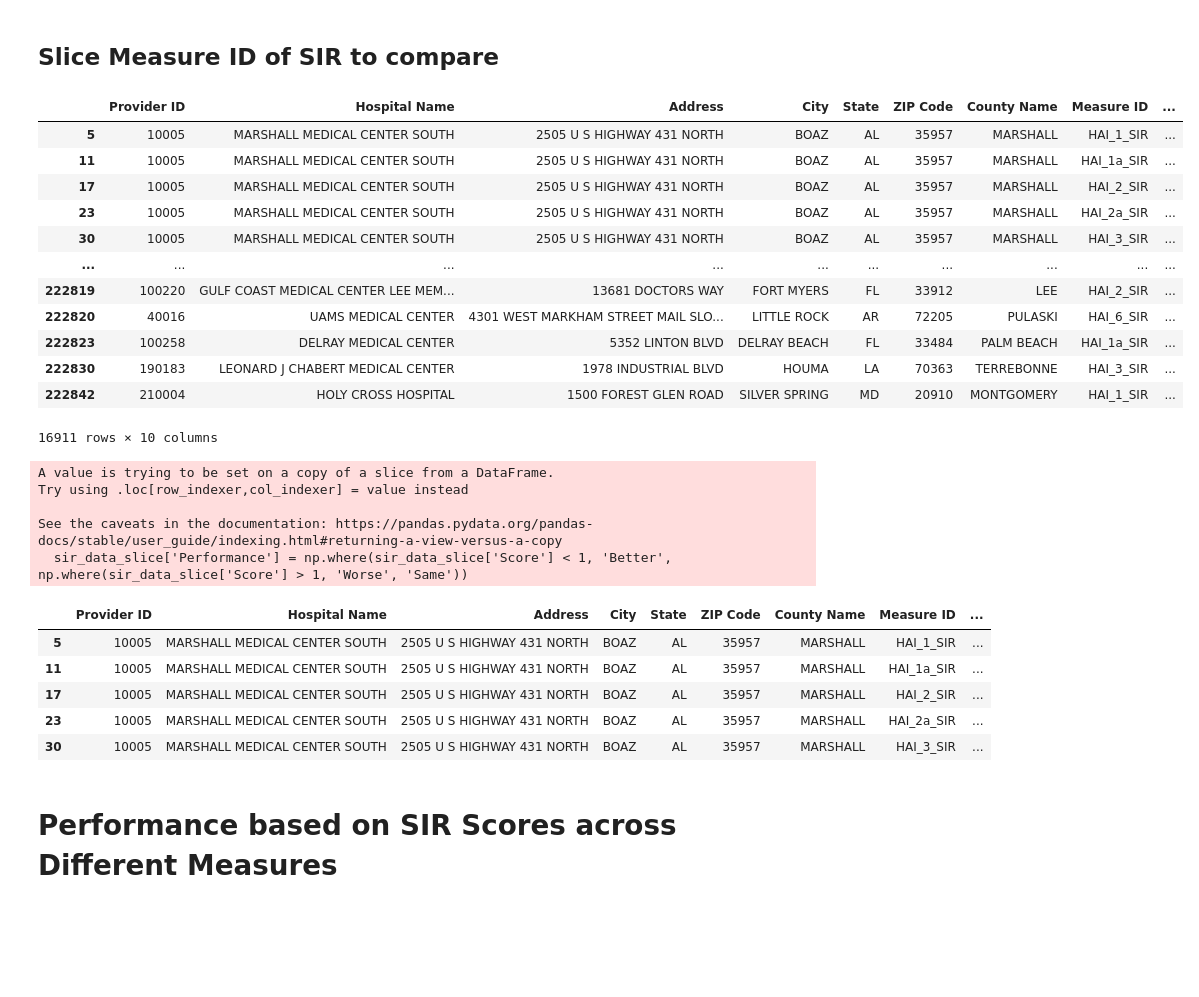
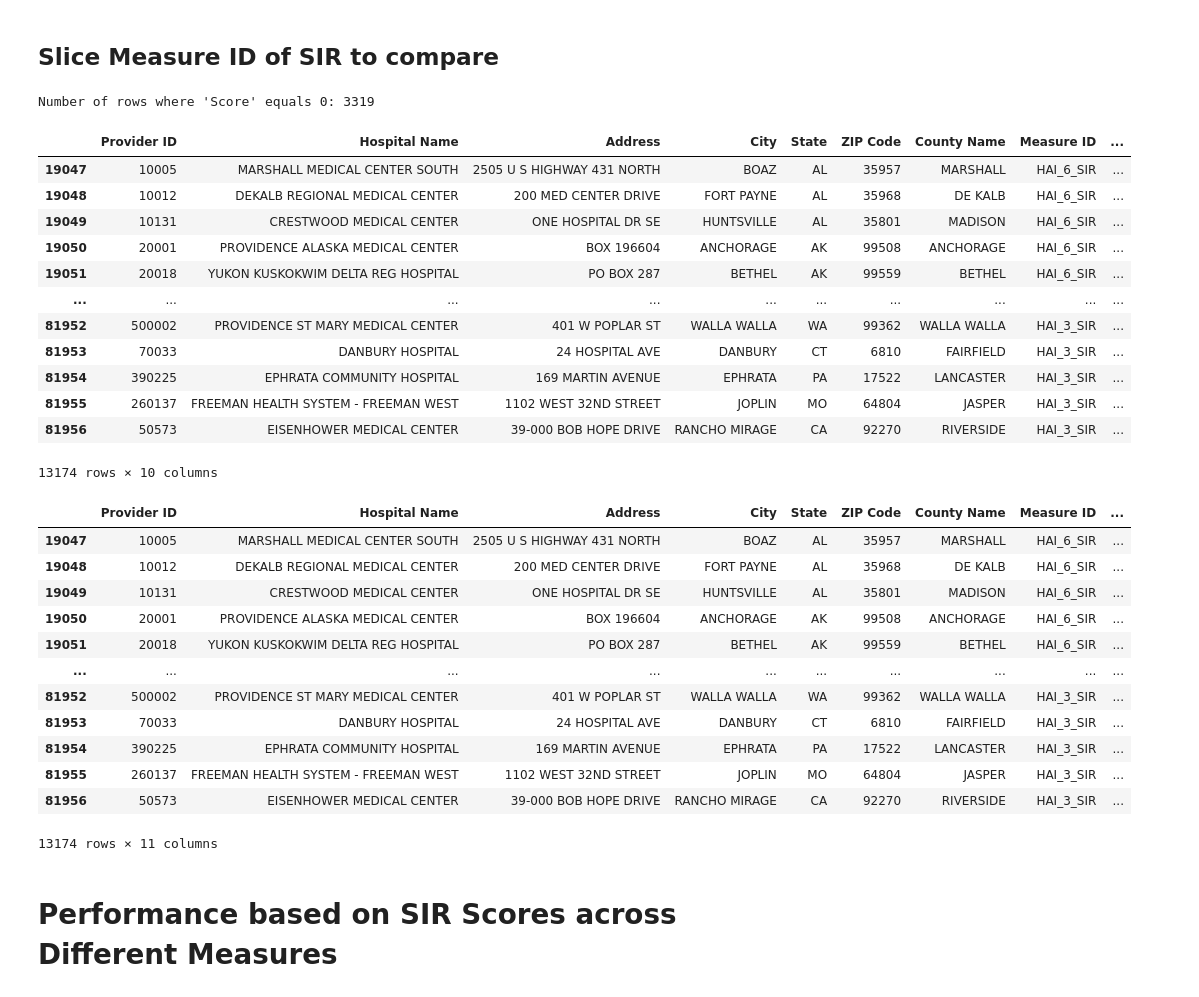
Before and after one commit to jsand424/Project-3, a Jupyter notebook: Group5_Project3.ipynb, the cells around one changed output. Cells and saved outputs as stored; diff of their text form; code cells hidden in the pictures; blank space fills up the shorter version.

```diff
--- a/Group5_Project3.ipynb
+++ b/Group5_Project3.ipynb
@@ -608,42 +621,59 @@ Key Findings: Most prevalent measuring fields are Catheter-associated Urinart Tr
 # %%
 # Filter the data for Measure IDs that are relevant to SIR (HAI_1_SIR to HAI_6_SIR)
 sir_measure_ids = ['HAI_1_SIR', 'HAI_1a_SIR', 'HAI_2_SIR', 'HAI_2a_SIR', 'HAI_3_SIR', 'HAI_4_SIR', 'HAI_5_SIR', 'HAI_6_SIR']
-sir_data = hospital_data_filtered[hospital_data_filtered['Measure ID'].isin(sir_measure_ids)]
+sir_data = cleaned_data[cleaned_data['Measure ID'].isin(sir_measure_ids)]
 
 # Slice the data to include Hospital ID, Hospital Name, Address, and Measure ID
 sir_data_slice = sir_data[['Provider ID', 'Hospital Name', 'Address', 'City', 'State', 'ZIP Code', 'County Name', 'Measure ID', 'Measure Name', 'Score']]
+
+# Find the rows where 'Score' equals 0
+zero_score_rows = sir_data_slice[sir_data_slice['Score'] == 0]
+
+# Count how many rows have 'Score' equal to 0
+zero_score_count = zero_score_rows.shape[0]
+
+# Display the count of rows where 'Score' equals 0
+print(f"Number of rows where 'Score' equals 0: {zero_score_count}")
+
+# Remove rows where 'Score' equals 0
+sir_data_slice = sir_data_slice[sir_data_slice['Score'] != 0]
+
+# Display the cleaned data
 sir_data_slice
 # %% [output]
+Number of rows where 'Score' equals 0: 3319
 |  | Provider ID | Hospital Name | Address | City | State | ZIP Code | County Name | Measure ID | ... |
-| 5 | 10005 | MARSHALL MEDICAL CENTER SOUTH | 2505 U S HIGHWAY 431 NORTH | BOAZ | AL | 35957 | MARSHALL | HAI_1_SIR | ... |
-| 11 | 10005 | MARSHALL MEDICAL CENTER SOUTH | 2505 U S HIGHWAY 431 NORTH | BOAZ | AL | 35957 | MARSHALL | HAI_1a_SIR | ... |
-| 17 | 10005 | MARSHALL MEDICAL CENTER SOUTH | 2505 U S HIGHWAY 431 NORTH | BOAZ | AL | 35957 | MARSHALL | HAI_2_SIR | ... |
-| 23 | 10005 | MARSHALL MEDICAL CENTER SOUTH | 2505 U S HIGHWAY 431 NORTH | BOAZ | AL | 35957 | MARSHALL | HAI_2a_SIR | ... |
-| 30 | 10005 | MARSHALL MEDICAL CENTER SOUTH | 2505 U S HIGHWAY 431 NORTH | BOAZ | AL | 35957 | MARSHALL | HAI_3_SIR | ... |
+| 19047 | 10005 | MARSHALL MEDICAL CENTER SOUTH | 2505 U S HIGHWAY 431 NORTH | BOAZ | AL | 35957 | MARSHALL | HAI_6_SIR | ... |
+| 19048 | 10012 | DEKALB REGIONAL MEDICAL CENTER | 200 MED CENTER DRIVE | FORT PAYNE | AL | 35968 | DE KALB | HAI_6_SIR | ... |
+| 19049 | 10131 | CRESTWOOD MEDICAL CENTER | ONE HOSPITAL DR SE | HUNTSVILLE | AL | 35801 | MADISON | HAI_6_SIR | ... |
+| 19050 | 20001 | PROVIDENCE ALASKA MEDICAL CENTER | BOX 196604 | ANCHORAGE | AK | 99508 | ANCHORAGE | HAI_6_SIR | ... |
+| 19051 | 20018 | YUKON KUSKOKWIM DELTA REG HOSPITAL | PO BOX 287 | BETHEL | AK | 99559 | BETHEL | HAI_6_SIR | ... |
 | ... | ... | ... | ... | ... | ... | ... | ... | ... | ... |
-| 222819 | 100220 | GULF COAST MEDICAL CENTER LEE MEM... | 13681 DOCTORS WAY | FORT MYERS | FL | 33912 | LEE | HAI_2_SIR | ... |
-| 222820 | 40016 | UAMS MEDICAL CENTER | 4301 WEST MARKHAM STREET MAIL SLO... | LITTLE ROCK | AR | 72205 | PULASKI | HAI_6_SIR | ... |
-| 222823 | 100258 | DELRAY MEDICAL CENTER | 5352 LINTON BLVD | DELRAY BEACH | FL | 33484 | PALM BEACH | HAI_1a_SIR | ... |
-| 222830 | 190183 | LEONARD J CHABERT MEDICAL CENTER | 1978 INDUSTRIAL BLVD | HOUMA | LA | 70363 | TERREBONNE | HAI_3_SIR | ... |
-| 222842 | 210004 | HOLY CROSS HOSPITAL | 1500 FOREST GLEN ROAD | SILVER SPRING | MD | 20910 | MONTGOMERY | HAI_1_SIR | ... |
+| 81952 | 500002 | PROVIDENCE ST MARY MEDICAL CENTER | 401 W POPLAR ST | WALLA WALLA | WA | 99362 | WALLA WALLA | HAI_3_SIR | ... |
+| 81953 | 70033 | DANBURY HOSPITAL | 24 HOSPITAL AVE | DANBURY | CT | 6810 | FAIRFIELD | HAI_3_SIR | ... |
+| 81954 | 390225 | EPHRATA COMMUNITY HOSPITAL | 169 MARTIN AVENUE | EPHRATA | PA | 17522 | LANCASTER | HAI_3_SIR | ... |
+| 81955 | 260137 | FREEMAN HEALTH SYSTEM - FREEMAN WEST | 1102 WEST 32ND STREET | JOPLIN | MO | 64804 | JASPER | HAI_3_SIR | ... |
+| 81956 | 50573 | EISENHOWER MEDICAL CENTER | 39-000 BOB HOPE DRIVE | RANCHO MIRAGE | CA | 92270 | RIVERSIDE | HAI_3_SIR | ... |
-16911 rows × 10 columns
+13174 rows × 10 columns
 # %%
 # Create a new column categorizing performance based on SIR
-sir_data_slice['Performance'] = np.where(sir_data_slice['Score'] < 1, 'Better', np.where(sir_data_slice['Score'] > 1, 'Worse', 'Same'))
+sir_data_slice['Performance'] = np.where(sir_data_slice['Score'] < 1, 'Better', np.where(sir_data_slice['Score'] > 1, 'Worse', ''))
 # Present first 5 rows
-sir_data_slice.head(5)
+sir_data_slice
 # %% [output]
+|  | Provider ID | Hospital Name | Address | City | State | ZIP Code | County Name | Measure ID | ... |
+| 19047 | 10005 | MARSHALL MEDICAL CENTER SOUTH | 2505 U S HIGHWAY 431 NORTH | BOAZ | AL | 35957 | MARSHALL | HAI_6_SIR | ... |
+| 19048 | 10012 | DEKALB REGIONAL MEDICAL CENTER | 200 MED CENTER DRIVE | FORT PAYNE | AL | 35968 | DE KALB | HAI_6_SIR | ... |
+| 19049 | 10131 | CRESTWOOD MEDICAL CENTER | ONE HOSPITAL DR SE | HUNTSVILLE | AL | 35801 | MADISON | HAI_6_SIR | ... |
+| 19050 | 20001 | PROVIDENCE ALASKA MEDICAL CENTER | BOX 196604 | ANCHORAGE | AK | 99508 | ANCHORAGE | HAI_6_SIR | ... |
+| 19051 | 20018 | YUKON KUSKOKWIM DELTA REG HOSPITAL | PO BOX 287 | BETHEL | AK | 99559 | BETHEL | HAI_6_SIR | ... |
+| ... | ... | ... | ... | ... | ... | ... | ... | ... | ... |
+| 81952 | 500002 | PROVIDENCE ST MARY MEDICAL CENTER | 401 W POPLAR ST | WALLA WALLA | WA | 99362 | WALLA WALLA | HAI_3_SIR | ... |
+| 81953 | 70033 | DANBURY HOSPITAL | 24 HOSPITAL AVE | DANBURY | CT | 6810 | FAIRFIELD | HAI_3_SIR | ... |
+| 81954 | 390225 | EPHRATA COMMUNITY HOSPITAL | 169 MARTIN AVENUE | EPHRATA | PA | 17522 | LANCASTER | HAI_3_SIR | ... |
+| 81955 | 260137 | FREEMAN HEALTH SYSTEM - FREEMAN WEST | 1102 WEST 32ND STREET | JOPLIN | MO | 64804 | JASPER | HAI_3_SIR | ... |
+| 81956 | 50573 | EISENHOWER MEDICAL CENTER | 39-000 BOB HOPE DRIVE | RANCHO MIRAGE | CA | 92270 | RIVERSIDE | HAI_3_SIR | ... |
-A value is trying to be set on a copy of a slice from a DataFrame.
-Try using .loc[row_indexer,col_indexer] = value instead
-
-See the caveats in the documentation: https://pandas.pydata.org/pandas-docs/stable/user_guide/indexing.html#returning-a-view-versus-a-copy
-  sir_data_slice['Performance'] = np.where(sir_data_slice['Score'] < 1, 'Better', np.where(sir_data_slice['Score'] > 1, 'Worse', 'Same'))
+13174 rows × 11 columns
-|  | Provider ID | Hospital Name | Address | City | State | ZIP Code | County Name | Measure ID | ... |
-| 5 | 10005 | MARSHALL MEDICAL CENTER SOUTH | 2505 U S HIGHWAY 431 NORTH | BOAZ | AL | 35957 | MARSHALL | HAI_1_SIR | ... |
-| 11 | 10005 | MARSHALL MEDICAL CENTER SOUTH | 2505 U S HIGHWAY 431 NORTH | BOAZ | AL | 35957 | MARSHALL | HAI_1a_SIR | ... |
-| 17 | 10005 | MARSHALL MEDICAL CENTER SOUTH | 2505 U S HIGHWAY 431 NORTH | BOAZ | AL | 35957 | MARSHALL | HAI_2_SIR | ... |
-| 23 | 10005 | MARSHALL MEDICAL CENTER SOUTH | 2505 U S HIGHWAY 431 NORTH | BOAZ | AL | 35957 | MARSHALL | HAI_2a_SIR | ... |
-| 30 | 10005 | MARSHALL MEDICAL CENTER SOUTH | 2505 U S HIGHWAY 431 NORTH | BOAZ | AL | 35957 | MARSHALL | HAI_3_SIR | ... |
 # %% [markdown]
 # Performance based on SIR Scores across Different Measures
 # %%
```
Also changed, not shown: parts of 27 cells of this notebook.
